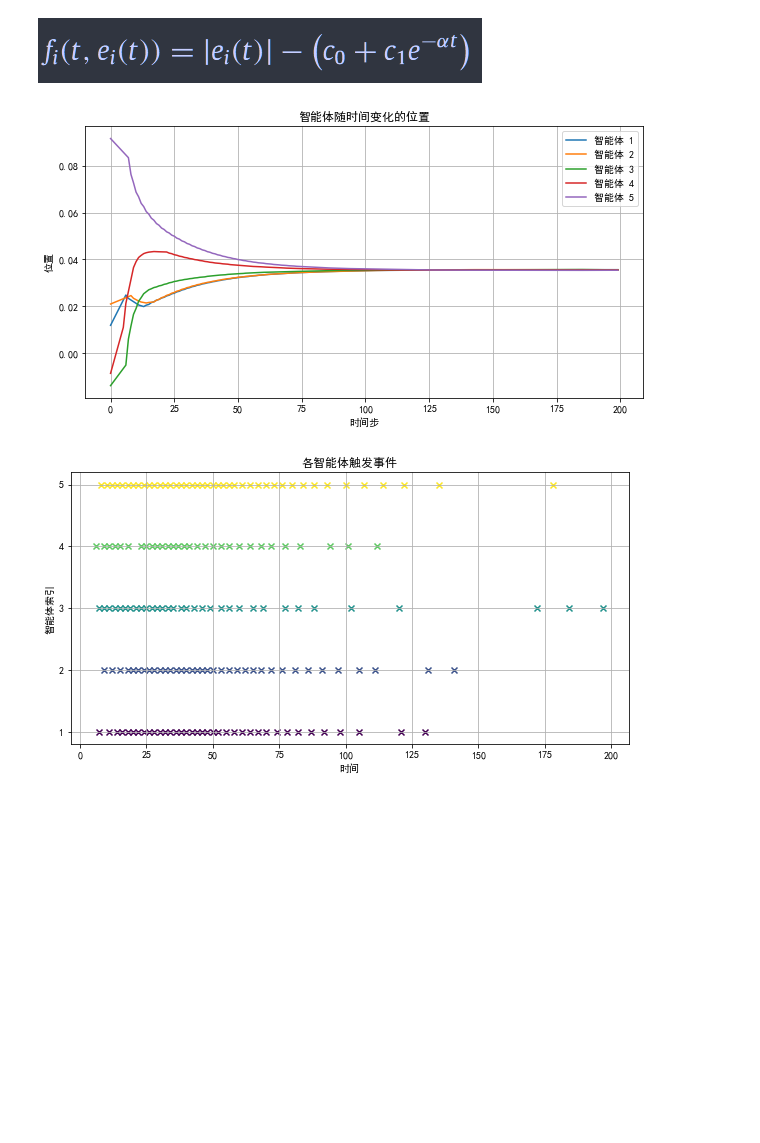
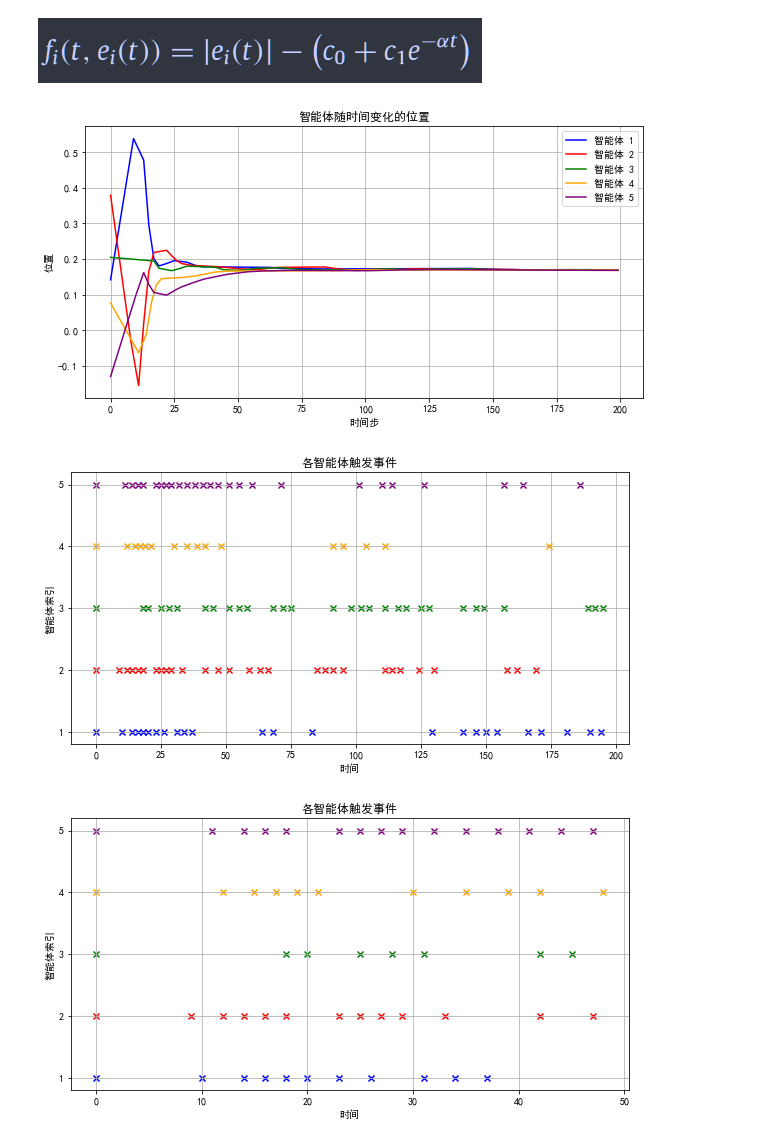
Before and after one commit to yjchenCN/Multi-agent-consensus-algorithm, a Jupyter notebook: Event-based broadcasting for multi-agent average consensus.ipynb, the cells around one changed output. Cells and saved outputs as stored; diff of their text form; code cells hidden in the pictures; blank space fills up the shorter version.

```diff
--- a/Event-based broadcasting for multi-agent average consensus.ipynb
+++ b/Event-based broadcasting for multi-agent average consensus.ipynb
@@ -11,10 +11,11 @@ class Agent:
         self.neighbors = []
         self.last_broadcast_position = self.position  #存储了该智能体最近一次广播的位置
         self.trigger_points = []
-        self.u = np.random.uniform(-1, 1) * dt
+        self.u_i = 0
         self.c_0 = 0.0001
         self.c_1 = 0.2499
         self.alpha = 0.4669
+        self.si = 0.001
 
     def add_neighbor(self, neighbor):
         if neighbor not in self.neighbors:
@@ -26,18 +27,18 @@ class Agent:
 
     def update_position(self, t, dt):
         e_i = self.last_broadcast_position - self.position
-        trigger_condition = np.abs(e_i) - (self.c_0 + self.c_1 * np.exp(- self.alpha * t))
+        mu = (self.si + (1 - self.si) * (1 - np.exp(-self.si * t)))
+        trigger_condition = mu * np.abs(e_i) - (self.c_0 + self.c_1 * np.exp(- self.alpha * t))
 
         # 如果事件触发函数大于等于0，则更新位置
-        if trigger_condition >= 0:
-            u_i = - sum(self.is_neighbor(neighbor) * (self.last_broadcast_position - neighbor.last_broadcast_position) for neighbor in self.neighbors)
-            self.position += u_i * dt
+        if trigger_condition >= 0 or t == 0:
+            self.u_i = - sum(self.is_neighbor(neighbor) * (self.last_broadcast_position - neighbor.last_broadcast_position) for neighbor in self.neighbors)
+            self.position += self.u_i * dt
             self.last_broadcast_position = self.position
-            self.u = u_i
             #记录触发的相关信息
             self.trigger_points.append((t, self.position))
         else:
-            self.position += self.u * dt * 0.5
+            self.position += self.u_i * dt
 
 
 # 初始化参数和智能体
@@ -45,7 +46,7 @@ num_agents = 5
 num_iterations = 200
 dt = 0.1
 np.random.seed(0)
-agents = [Agent(np.random.uniform(-0.1, 0.1), i) for i in range(num_agents)]
+agents = [Agent(np.random.uniform(-1, 1), i) for i in range(num_agents)]
 
 # 定义邻居关系
 agents[0].add_neighbor(agents[1])
@@ -76,20 +77,24 @@ for t in range(num_iterations):
         positions[t, agent.index] = agent.position
 
 
+# 手动指定每个智能体的颜色
+colors = ['blue', 'red', 'green', 'orange', 'purple']  # 每个智能体的颜色
+
 # 绘制结果图
 plt.figure(figsize=(10, 5))
 for i, agent in enumerate(agents):
-    plt.plot(positions[:, i], label=f'智能体 {i+1}')
+    plt.plot(positions[:, i], label=f'智能体 {i+1}', color=colors[i])
 plt.xlabel('时间步')
 plt.ylabel('位置')
 plt.title('智能体随时间变化的位置')
 plt.legend()
 plt.grid(True)
+plt.show()
+
 
 
 # 绘制触发事件图，确保智能体的触发事件颜色与其位置图中的颜色相匹配
 plt.figure(figsize=(10, 5))
-colors = plt.cm.viridis(np.linspace(0, 1, num_agents))  # 生成颜色映射
 # 收集所有智能体的触发时间点和对应的索引
 trigger_events = []
 for i, agent in enumerate(agents):
@@ -101,32 +106,63 @@ trigger_events.sort()
 for t, i, color in trigger_events:
     plt.scatter(t, i, marker='x', color=color)  # 使用相应颜色绘制触发事件
 plt.xlabel('时间')
 plt.ylabel('智能体索引')
 plt.title('各智能体触发事件')
 plt.yticks(range(1, num_agents + 1))  # 设置y轴刻度以匹配智能体的索引
 plt.grid(True)
 plt.show()
+
+
+# 创建自定义的时间数组
+time = 50
+custom_time = np.arange(num_iterations) * dt
+
+# 截取前50个时间步的数据
+custom_time = custom_time[:time]
+
+# 绘制触发事件图，使用截取后的时间数组
+plt.figure(figsize=(10, 5))
+# 收集所有智能体的触发时间点和对应的索引以及颜色
+trigger_events = []
+for i, agent in enumerate(agents):
+    for t, _ in agent.trigger_points:
+        if t < time:  # 仅保留时间步前50的触发事件数据
+            trigger_events.append((custom_time[t], i + 1, colors[i]))  # 存储时间、智能体索引和颜色
+# 按触发时间排序
+trigger_events.sort()
+# 绘制触发事件
+for t, i, color in trigger_events:
+    plt.scatter(t * 10, i, marker='x', color=color)  # 使用之前生成的颜色映射绘制触发事件，保持颜色一致
+plt.xlabel('时间')
+plt.ylabel('智能体索引')
+plt.title('各智能体触发事件')
+plt.yticks(range(1, num_agents + 1))  # 设置y轴刻度以匹配智能体的索引
+plt.grid(True)
+plt.show()
+
+
 
 
 '''plt.figure(figsize=(10, 5))
 for i, agent in enumerate(agents):
     plt.plot(positions[:, i], label=f'智能体 {i+1}')
     # 绘制事件触发点
     if agent.trigger_points:
         trigger_times, trigger_positions = zip(*agent.trigger_points)
         plt.scatter(trigger_times, trigger_positions, marker='x', label=f'智能体 {i + 1} 触发点')
 plt.xlabel('时间步')
 plt.ylabel('位置')
 plt.title('智能体随时间变化的位置')
 plt.legend()
 plt.grid(True)'''
 
 
 # 解决中文显示问题
 plt.rcParams['font.sans-serif'] = ['SimHei']  # 指定默认字体为黑体
 plt.rcParams['axes.unicode_minus'] = False  # 解决保存图像时负号 '-' 显示为方块的问题
 
 plt.show()
 # %% [output]
-[figure, old version]
+[figure, new version]
-[figure, old version]
+[figure, new version]
+[figure, added]
```
Also changed, not shown: parts of 2 cells of this notebook, 1 other file.
